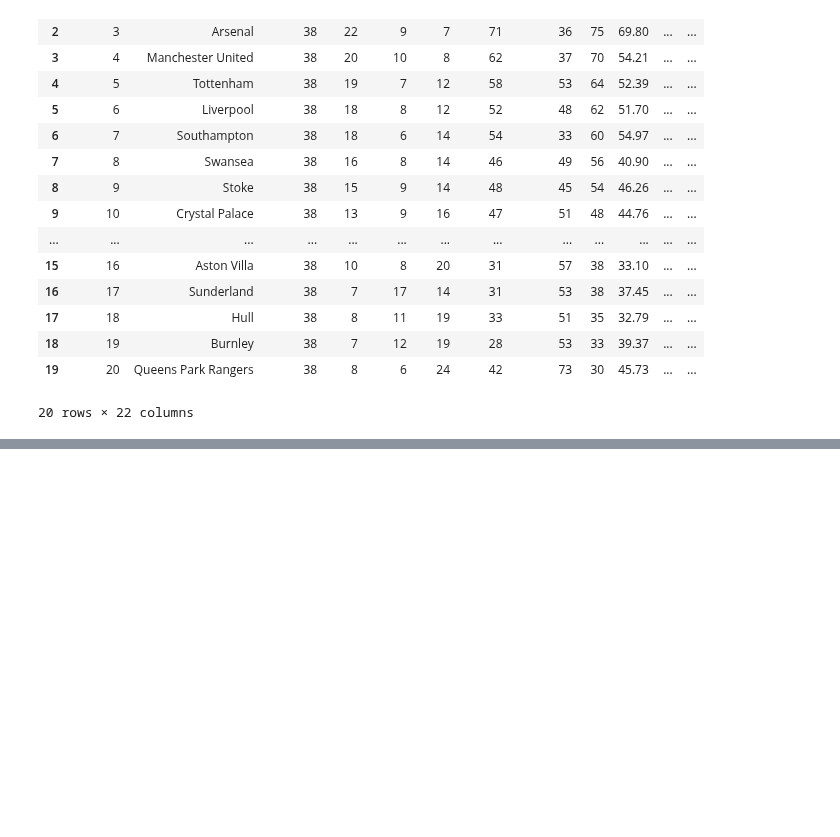
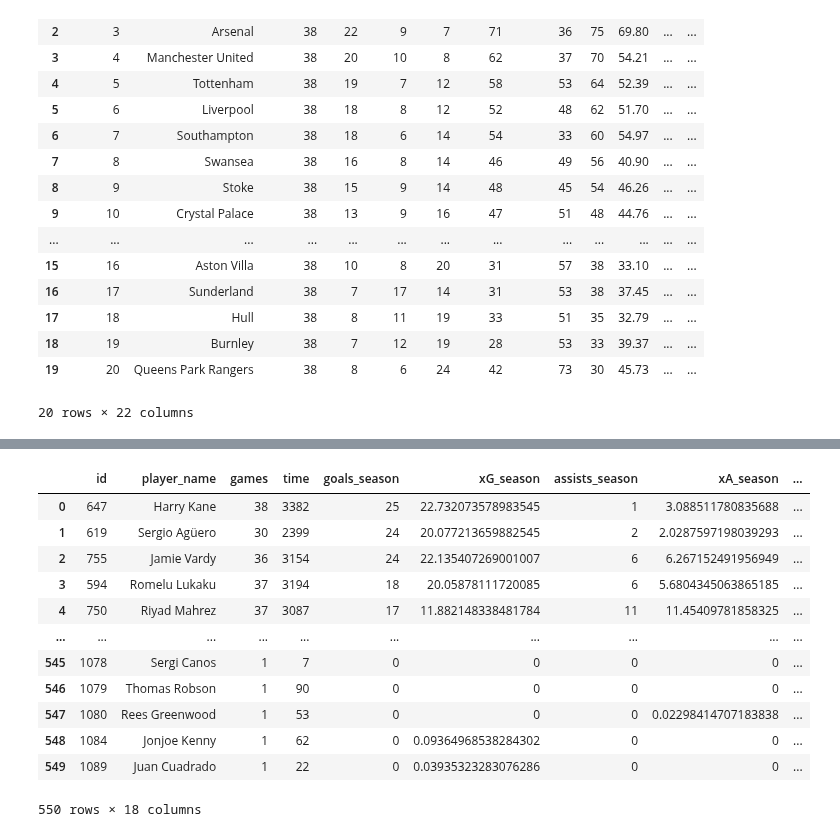
Before and after one commit to AmirMotefaker/my-Python-Projects, a Jupyter notebook: Football Player Analysis(FPA)/Web Scraping/Understat Data for Teams-Players EPL (2014-2019)/Understat Data for Teams-Players (2014-2019).ipynb, the cells around one changed output, grey strips where cells are left out. Drawn from its saved outputs; the diff is of its cells as text; code cells hidden in the pictures; blank space fills up the shorter version.

Commit message:
Update Understat Data for Teams-Players

```diff
--- a/Football Player Analysis(FPA)/Web Scraping/Understat Data for Teams-Players EPL (2014-2019)/Understat Data for Teams-Players (2014-2019).ipynb
+++ b/Football Player Analysis(FPA)/Web Scraping/Understat Data for Teams-Players EPL (2014-2019)/Understat Data for Teams-Players (2014-2019).ipynb
@@ -570,0 +571,16 @@ season_1415
+# %%
+season_1516
+# %% [output]
+|  | id | player_name | games | time | goals_season | xG_season | assists_season | xA_season | ... |
+| 0 | 647 | Harry Kane | 38 | 3382 | 25 | 22.732073578983545 | 1 | 3.088511780835688 | ... |
+| 1 | 619 | Sergio Agüero | 30 | 2399 | 24 | 20.077213659882545 | 2 | 2.0287597198039293 | ... |
+| 2 | 755 | Jamie Vardy | 36 | 3154 | 24 | 22.135407269001007 | 6 | 6.267152491956949 | ... |
+| 3 | 594 | Romelu Lukaku | 37 | 3194 | 18 | 20.05878111720085 | 6 | 5.6804345063865185 | ... |
+| 4 | 750 | Riyad Mahrez | 37 | 3087 | 17 | 11.882148338481784 | 11 | 11.45409781858325 | ... |
+| ... | ... | ... | ... | ... | ... | ... | ... | ... | ... |
+| 545 | 1078 | Sergi Canos | 1 | 7 | 0 | 0 | 0 | 0 | ... |
+| 546 | 1079 | Thomas Robson | 1 | 90 | 0 | 0 | 0 | 0 | ... |
+| 547 | 1080 | Rees Greenwood | 1 | 53 | 0 | 0 | 0 | 0.02298414707183838 | ... |
+| 548 | 1084 | Jonjoe Kenny | 1 | 62 | 0 | 0.09364968538284302 | 0 | 0 | ... |
+| 549 | 1089 | Juan Cuadrado | 1 | 22 | 0 | 0.03935323283076286 | 0 | 0 | ... |
+550 rows × 18 columns
```
Also changed, not shown: parts of 22 cells of this notebook.
